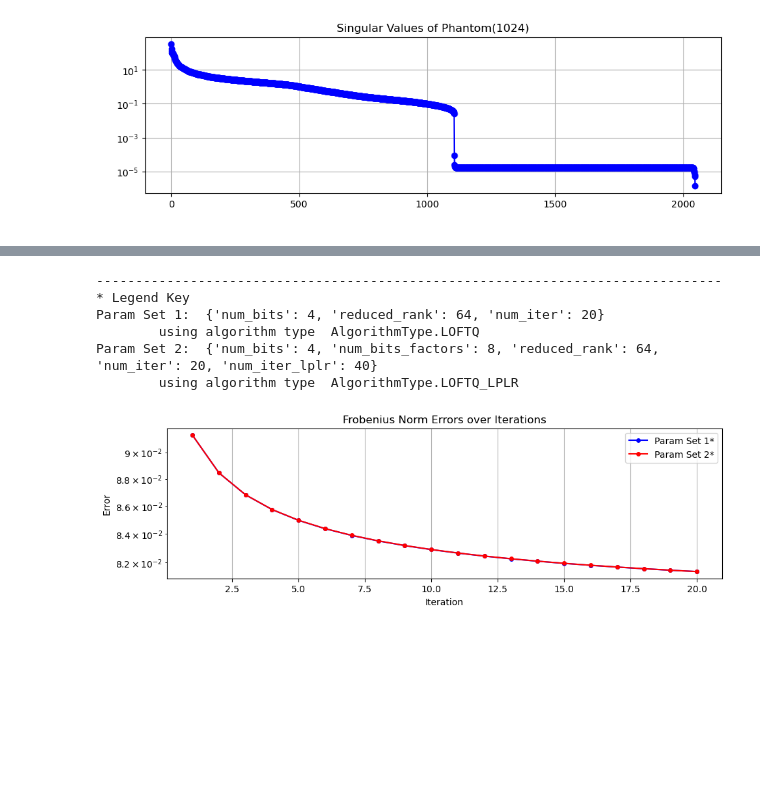
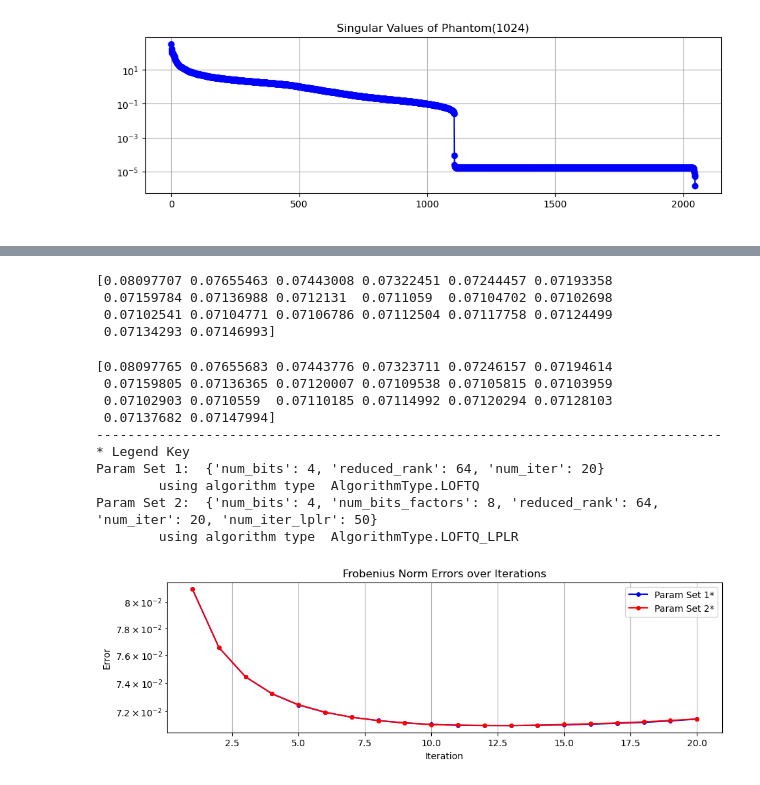
Before and after one commit to pilancilab/caldera, a Jupyter notebook: naomi/notebooks/mixed_lplr.ipynb, the cells around one changed output, grey strips where cells are left out. Saved outputs shown, nothing was run; the diff lists cells and outputs as text; code cells hidden in the pictures; blank space fills up the shorter version.

Commit message:
Run experiments on Mistral Weights

```diff
--- a/naomi/notebooks/mixed_lplr.ipynb
+++ b/naomi/notebooks/mixed_lplr.ipynb
@@ -38,7 +51,7 @@ DEFAULT_DEVICE = "cuda:2"
 # %%
 mistral = AutoModelForCausalLM.from_pretrained("mistralai/Mistral-7B-v0.1")
 # %%
-layer_name, X_mis = list(mistral.named_parameters())[4]
+layer_name, X_mis = list(mistral.named_parameters())[2]
 X_mis = X_mis.detach().to(DEFAULT_DEVICE)
 # %%
 print(X_mis.shape)
@@ -138,23 +255,31 @@ def test_iterative_weight_compression(
 # %%
 test_iterative_weight_compression(
     algorithm_kwargs = [{
         "num_bits": 4, "reduced_rank": 64, "num_iter": 20
     },
     {
         "num_bits": 4, "num_bits_factors": 8, "reduced_rank": 64,
-        "num_iter": 20, "num_iter_lplr": 40
+        "num_iter": 20, "num_iter_lplr": 50
     }],
     algorithm_types=[
         AlgorithmType.LOFTQ, AlgorithmType.LOFTQ_LPLR
     ],
     plot_title="Frobenius Norm Errors over Iterations",
     X=X_mis.T
 )
 # %% [output]
---------------------------------------------------------------------------------
-* Legend Key
-Param Set 1:  {'num_bits': 4, 'reduced_rank': 64, 'num_iter': 20}
-        using algorithm type  AlgorithmType.LOFTQ
-Param Set 2:  {'num_bits': 4, 'num_bits_factors': 8, 'reduced_rank': 64, 'num_iter': 20, 'num_iter_lplr': 40}
-        using algorithm type  AlgorithmType.LOFTQ_LPLR
+[0.08097707 0.07655463 0.07443008 0.07322451 0.07244457 0.07193358
+ 0.07159784 0.07136988 0.0712131  0.0711059  0.07104702 0.07102698
+ 0.07102541 0.07104771 0.07106786 0.07112504 0.07117758 0.07124499
+ 0.07134293 0.07146993]
+[0.08097765 0.07655683 0.07443776 0.07323711 0.07246157 0.07194614
+ 0.07159805 0.07136365 0.07120007 0.07109538 0.07105815 0.07103959
+ 0.07102903 0.0710559  0.07110185 0.07114992 0.07120294 0.07128103
+ 0.07137682 0.07147994]
+--------------------------------------------------------------------------------
+* Legend Key
+Param Set 1:  {'num_bits': 4, 'reduced_rank': 64, 'num_iter': 20}
+        using algorithm type  AlgorithmType.LOFTQ
+Param Set 2:  {'num_bits': 4, 'num_bits_factors': 8, 'reduced_rank': 64, 'num_iter': 20, 'num_iter_lplr': 50}
+        using algorithm type  AlgorithmType.LOFTQ_LPLR
-[figure, old version]
+[figure, new version]
```
Also changed, not shown: parts of 18 cells of this notebook, 7 other files.
